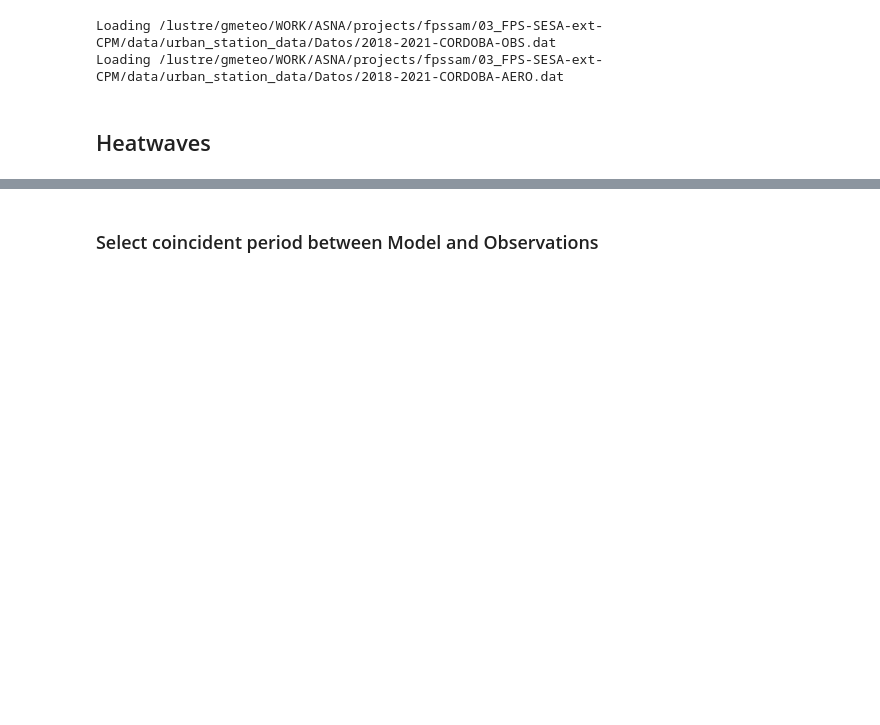
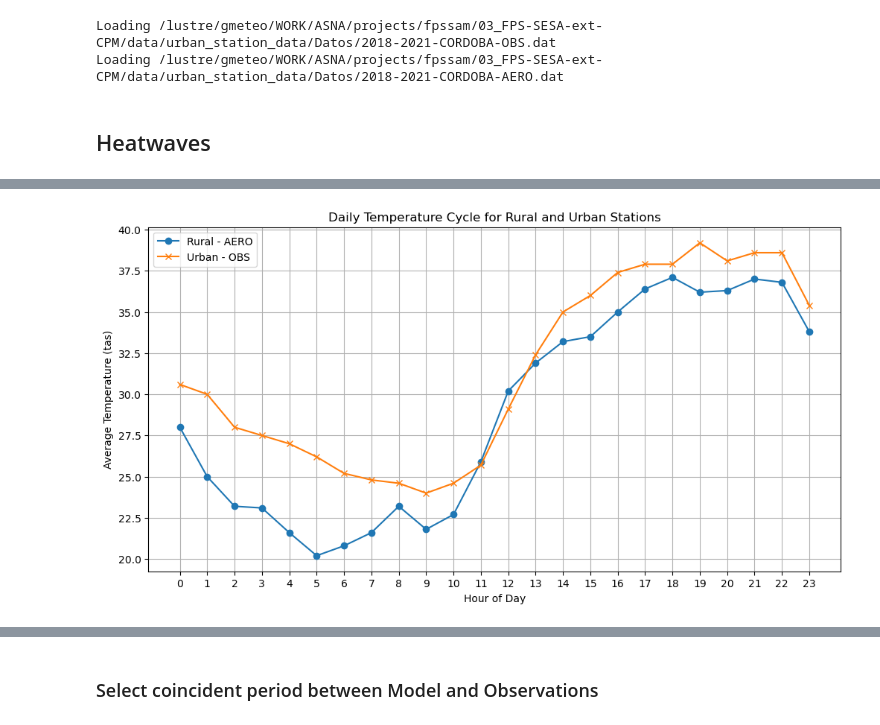
Before and after one commit to JavierDiezSierra/urbanmask, a Jupyter notebook: Urban_and_Rural_Observations_Comparison.ipynb, the cells around one changed output, grey strips where cells are left out. Saved outputs shown, nothing was run; the diff lists cells and outputs as text; code cells hidden in the pictures; blank space fills up the shorter version.

```diff
--- a/Urban_and_Rural_Observations_Comparison.ipynb
+++ b/Urban_and_Rural_Observations_Comparison.ipynb
@@ -435,0 +523,88 @@ See the caveats in the documentation: https://pandas.pydata.org/pandas-docs/stab
+# %%
+import pandas as pd
+import matplotlib.pyplot as plt
+
+# Convert the 'DATE' column to datetime, ensuring it's a copy to avoid SettingWithCopyWarning
+df_exceedance = df_exceedance.copy()
+df_rur = df_rur.copy()
+df_urb = df_urb.copy()
+# Convertir las columnas 'DATE' a datetime, manejando posibles errores
+df_exceedance.loc[:, 'DATE'] = pd.to_datetime(df_exceedance['DATE_only'], errors='coerce')
+df_rur.loc[:, 'DATE_only'] = pd.to_datetime(df_rur['DATE'], errors='coerce')
+df_urb.loc[:, 'DATE_only'] = pd.to_datetime(df_urb['DATE'], errors='coerce')
+
+df_rur['DATE_only'] = pd.to_datetime(df_rur['DATE_only'], format='%Y-%m-%d', errors='coerce')
+df_urb['DATE_only'] = pd.to_datetime(df_urb['DATE_only'], format='%Y-%m-%d', errors='coerce')
+
+# Intentar convertir utilizando un formato explícito (si conoces el formato exacto)
+df_rur['DATE'] = pd.to_datetime(df_rur['DATE'], format='%Y-%m-%d %H:%M:%S', errors='coerce')
+df_urb['DATE'] = pd.to_datetime(df_urb['DATE'], format='%Y-%m-%d %H:%M:%S', errors='coerce')
+
+# Filtrar filas según la ciudad seleccionada y la fecha correspondiente
+if city == 'Cordoba':
+    selected_date = pd.to_datetime("2019-12-11")
+elif city == 'BuenosAires':
+    selected_date = pd.to_datetime("2019-01-28")
+
+else:
+    raise ValueError("City not recognized")
+
+df_rur['DATE_only'] = pd.to_datetime(df_rur['DATE_only']).dt.date
+df_urb['DATE_only'] = pd.to_datetime(df_urb['DATE_only']).dt.date
+df_rur_filtered = df_rur[df_rur['DATE_only'] == selected_date.date()]
+df_urb_filtered = df_urb[df_urb['DATE_only'] == selected_date.date()]
+
+print(df_urb['DATE'])
+
+# Ensure there is data before modifying and plotting
+if not df_rur_filtered.empty:
+    df_rur_filtered = df_rur_filtered.copy()
+    df_rur_filtered.loc[:, 'hour'] = df_rur_filtered['DATE'].dt.hour
+
+if not df_urb_filtered.empty:
+    df_urb_filtered = df_urb_filtered.copy()
+    df_urb_filtered.loc[:, 'hour'] = df_urb_filtered['DATE'].dt.hour
+
+# Create the plot
+plt.figure(figsize=(12, 6))
+
+# Plot for rural stations
+if not df_rur_filtered.empty:
+    station_names_rur = df_rur_filtered['Station Name'].unique()
+    for station in station_names_rur:
+        station_data_rur = df_rur_filtered[df_rur_filtered['Station Name'] == station]
+        daily_cycle_rur = station_data_rur.groupby('hour')['tas'].mean()
+        print(daily_cycle_rur,station_data_rur)
+        plt.plot(daily_cycle_rur.index, daily_cycle_rur.values, label=f'Rural - {station}', marker='o')
+
+# Plot for urban stations
+if not df_urb_filtered.empty:
+    station_names_urb = df_urb_filtered['Station Name'].unique()
+    for station in station_names_urb:
+        station_data_urb = df_urb_filtered[df_urb_filtered['Station Name'] == station]
+        daily_cycle_urb = station_data_urb.groupby('hour')['tas'].mean()
+        plt.plot(daily_cycle_urb.index, daily_cycle_urb.values, label=f'Urban - {station}', marker='x')
+
+# Finalize the plot
+plt.title('Daily Temperature Cycle for Rural and Urban Stations')
+plt.xlabel('Hour of Day')
+plt.ylabel('Average Temperature (tas)')
+plt.xticks(range(0, 24, 1))
+plt.grid(True)
+
+# Only add a legend if there are labels to display
+if plt.gca().has_data():
+    plt.legend()
+
+# Save the plot to a PDF
+output_pdf = f"{base_output_dir}/heatwaves_{city}/tas_OBS_day_cycle_heatwaves_anomaly-ur.pdf"
+
+# Create the directory if it does not exist
+os.makedirs(os.path.dirname(output_pdf), exist_ok=True)
+
+# Save the plot as PDF
+plt.savefig(output_pdf, format='pdf')
+
+#print(f"Plot saved as: {output_pdf}")
+plt.show()
+# %% [output]
@@ -435,0 +628 @@ See the caveats in the documentation: https://pandas.pydata.org/pandas-docs/stab
+[figure, added]
```
Also changed, not shown: parts of 37 cells of this notebook, 4 other files.
